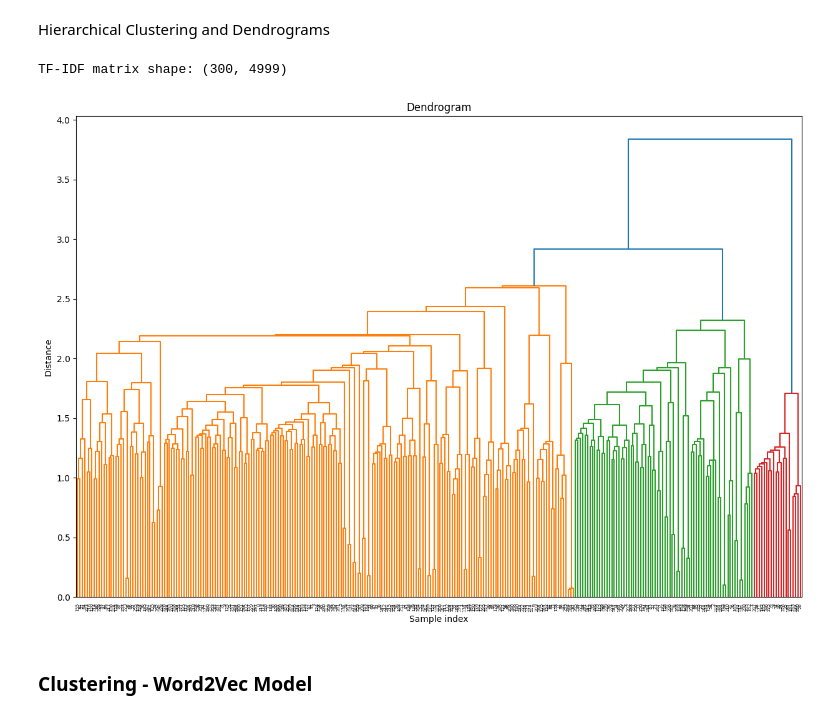
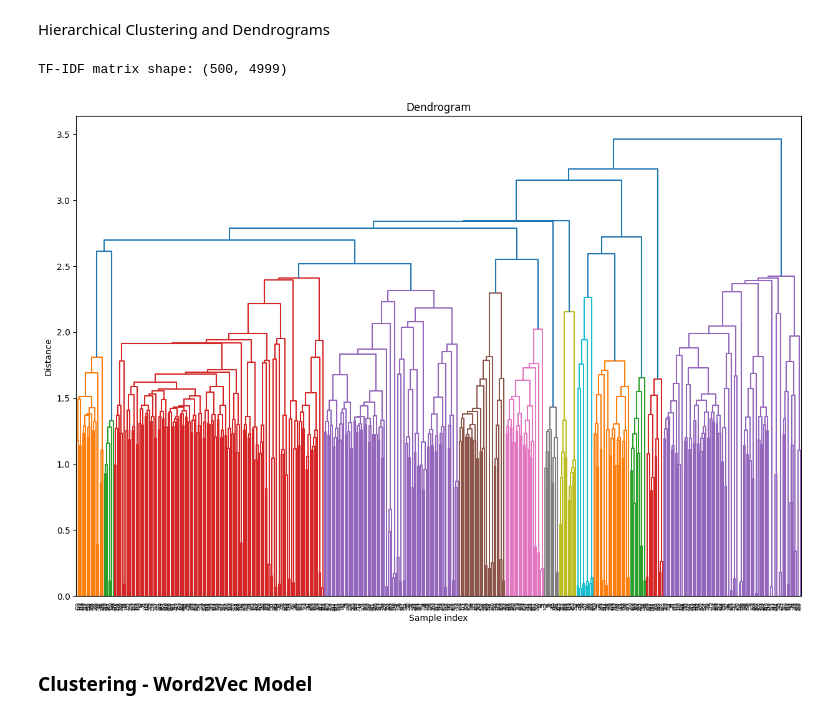
Before and after one commit to QuangAPL/PhD_Dissertation, a Jupyter notebook: S10_Clustering.ipynb, the cells around one changed output. Saved outputs shown, nothing was run; the diff lists cells and outputs as text; code cells hidden in the pictures.

```diff
--- a/S10_Clustering.ipynb
+++ b/S10_Clustering.ipynb
@@ -189,33 +189,33 @@ Hierarchical Clustering and Dendrograms
 # %%
 import pandas as pd
 from sklearn.cluster import AgglomerativeClustering
 from scipy.cluster.hierarchy import dendrogram, linkage
 import matplotlib.pyplot as plt
 
 # Load the TF-IDF vectors from the CSV file
-tfidf_vectors = pd.read_csv('tfidf_vectorized_300.csv', index_col=0)
+tfidf_vectors = pd.read_csv('vectorized_tfidf_500.csv', index_col=0)
 
 # Convert the DataFrame to a numpy array
 X = tfidf_vectors.values
 
 print(f"TF-IDF matrix shape: {X.shape}")
 
 # Apply hierarchical clustering
 linked = linkage(X, method='ward')
 
 # Plot the dendrogram
 plt.figure(figsize=(15, 10))
 dendrogram(linked,
            orientation='top',
            distance_sort='descending',
            show_leaf_counts=True)
 plt.title('Dendrogram')
 plt.xlabel('Sample index')
 plt.ylabel('Distance')
 plt.show()
 # %% [output]
-TF-IDF matrix shape: (300, 4999)
+TF-IDF matrix shape: (500, 4999)
-[figure, old version]
+[figure, new version]
 # %% [markdown]
 ### Clustering - Word2Vec Model
 # %% [markdown]
```
Also changed, not shown: parts of 14 cells of this notebook, 9 other files.
